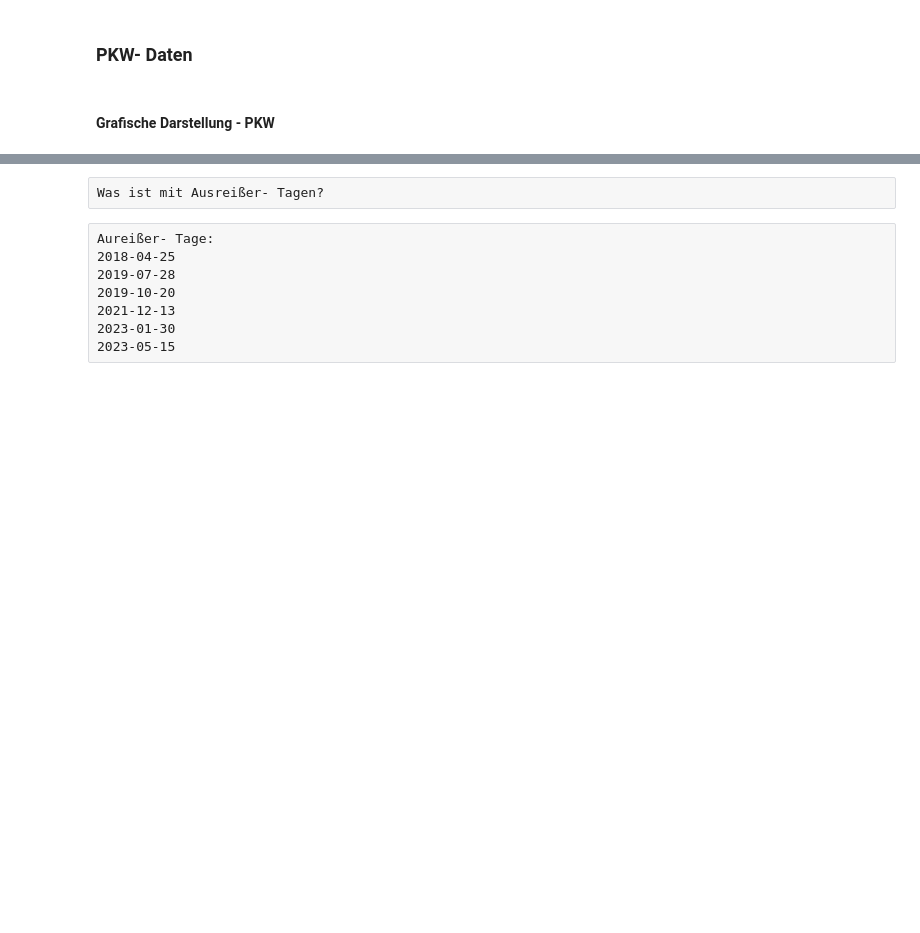
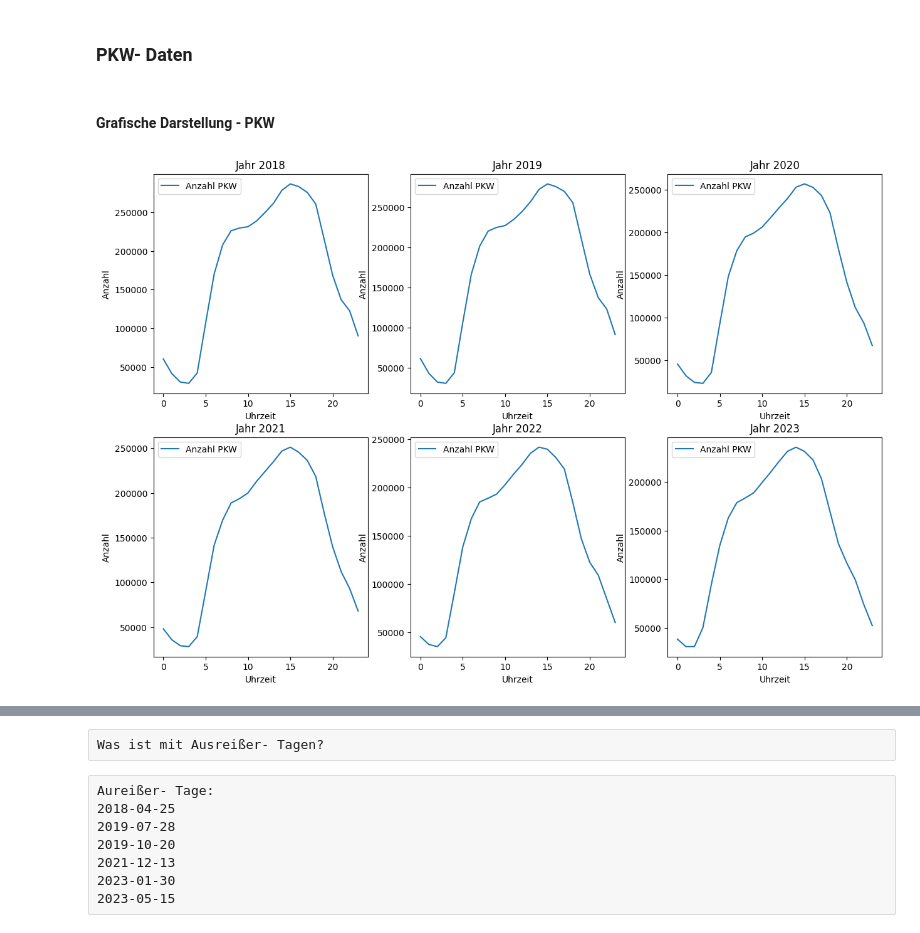
Before and after one commit to Efraim3825/PKW-und-Fahrradverkehr-in-Berlin, a Jupyter notebook: Abschlussprojekt_Visualisierung.ipynb, the cells around one changed output, grey strips where cells are left out. Cells and saved outputs as stored; diff of their text form; code cells hidden in the pictures; blank space fills up the shorter version.

```diff
--- a/Abschlussprojekt_Visualisierung.ipynb
+++ b/Abschlussprojekt_Visualisierung.ipynb
@@ -21,7 +21,7 @@ connection = engine.connect()
 #### Grafische Darstellung - PKW
 # %%
 # Für jedes Jahr: Aufsummierte Nutzung gruppiert nach Stunde des Tages
-if False:
+if True:
     dfs = []
     for year in range(2018, 2023 +1):
         query = f"""
@@ -38,15 +38,17 @@ if False:
         df = df.rename(columns = {'SUM(Durchschnitt)':'Anzahl PKW'})
         dfs.append(df)
 # %%
-if False:
+if True:
     fig, axes = plt.subplots(2, 3, figsize=(15, 10))
 
     for i, ax in zip(range(6), axes.ravel()):
         sns.lineplot(data = dfs[i], ax = ax)
         ax.set_title(f'Jahr {i+2018}')
         ax.set_xlabel('Uhrzeit')
         ax.set_ylabel('Anzahl')
 
     plt.show()
+# %% [output]
+[figure, added]
 # %%
 # Für jedes Jahr: Aufsummierte Nutzung gruppiert nach Tag des Jahres
```
Also changed, not shown: parts of 68 cells of this notebook, 3 other files.
